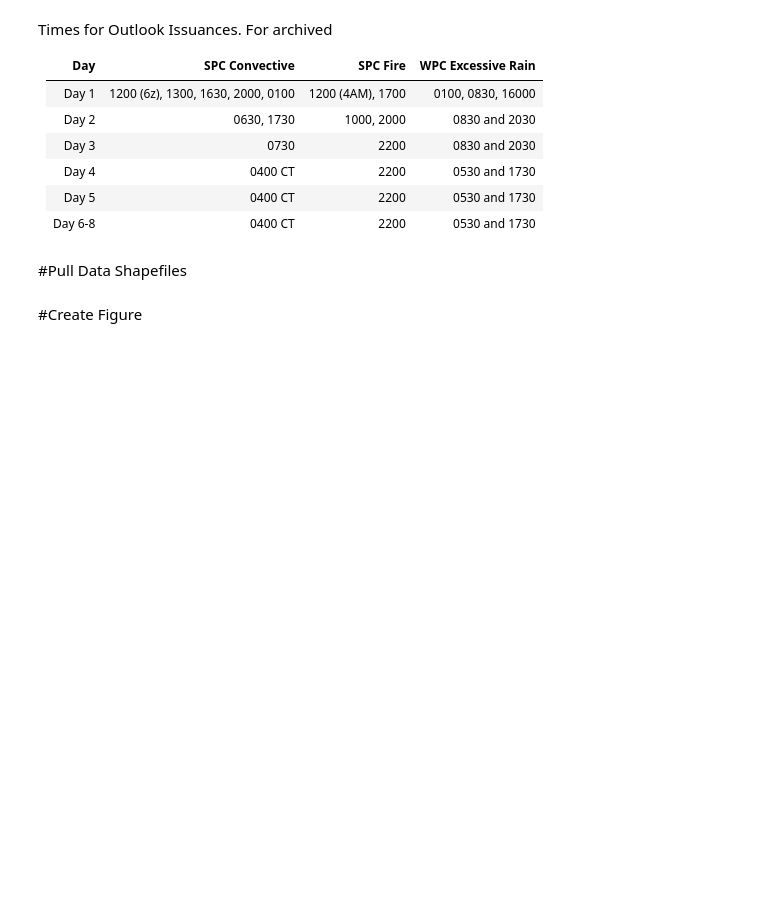
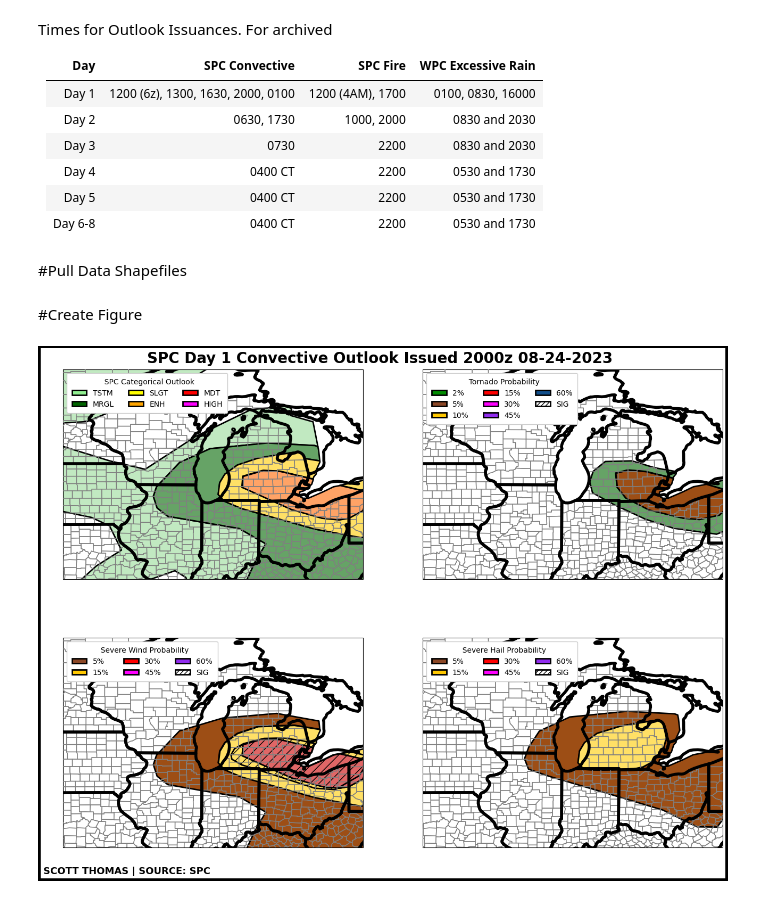
Before and after one commit to scottthomaswx/OutlookPlotter, a Jupyter notebook: Outlook_Plotter.ipynb, the cells around one changed output. Drawn from its saved outputs; the diff is of its cells as text; code cells hidden in the pictures; blank space fills up the shorter version.

Commit message:
Fix ordering of state and county lines

```diff
--- a/Outlook_Plotter.ipynb
+++ b/Outlook_Plotter.ipynb
@@ -33,16 +33,16 @@ Day 6-8            | 0400 CT                           | 2200| 0530 and 1730
 # @markdown ### Enter Needed Information
 # @markdown ##### Month and Day Must Be 2 Digits
 
-year = '2021' # @param {type:"string"}
-month = '05' # @param {type:"string"}
-day = '09' # @param {type:"string"}
+year = '2023' # @param {type:"string"}
+month = '08' # @param {type:"string"}
+day = '24' # @param {type:"string"}
 outlookday = '1' # @param {type:"string"}
 time = '2000' # @param {type:"string"}
 
-WestLong = -105 # @param {type:"integer"}
-EastLong = -95 # @param {type:"integer"}
-NorthLat = 37 # @param {type:"integer"}
-SouthLat = 27 # @param {type:"integer"}
+WestLong = -92 # @param {type:"integer"}
+EastLong = -82 # @param {type:"integer"}
+NorthLat = 48 # @param {type:"integer"}
+SouthLat = 38 # @param {type:"integer"}
 
 variable = 'SPC Archive SVR D1-2' # @param ["SPC Archive SVR D1-2", "SPC Realtime SVR D1-2", "WPC Realtime Excessive Rain", "SPC Archive SVR D3", "SPC Realtime SVR D3", "SPC Archive SVR D4-8", "SPC Realtime SVR D4-8", "SPC Realtime Fire D1-2", "SPC Archive Fire D1-2", "SPC Archive D3-8", "SPC Realtime D3-8"]
 # %% [markdown]
@@ -92,6 +92,9 @@ elif variable == 'SPC Archive Fire D1-2':
 if variable == "SPC Realtime SVR D1-2" or variable == "SPC Archive SVR D1-2":
   fig = plt.figure(figsize=(16, 12), facecolor='white', edgecolor="black", linewidth =6)
   ax1 = plt.subplot(2, 2, 1, projection=ccrs.PlateCarree())
+  ax1.coastlines(color='black',resolution='10m',zorder=99)
+  ax1.add_feature(cfeat.STATES.with_scale('50m'),edgecolor='black', zorder=9, linewidth = 4)
+  ax1.add_feature(USCOUNTIES, facecolor='None', edgecolor='gray', zorder=8)
   try:
     ax1.add_geometries(catoutlook.geometry[0], crs=ccrs.PlateCarree(), facecolor=catoutlook.fill[0], edgecolor='black', linewidth=2)
     ax1.add_geometries(catoutlook.geometry[1], crs=ccrs.PlateCarree(), facecolor=catoutlook.fill[1], edgecolor='black', linewidth=2)
@@ -109,9 +112,6 @@ if variable == "SPC Realtime SVR D1-2" or variable == "SPC Archive SVR D1-2":
   ENHC = mpatches.Rectangle((0, 0), 1, 0.1, linewidth=2, edgecolor='black', facecolor='orange')
   MODT = mpatches.Rectangle((0, 0), 1, 0.1, linewidth=2, edgecolor='black', facecolor='red')
   HIGH = mpatches.Rectangle((0, 0), 1, 0.1, linewidth=2, edgecolor='black', facecolor='magenta')
-  ax1.coastlines(color='black',resolution='10m',zorder=99)
-  ax1.add_feature(cfeat.STATES.with_scale('50m'),edgecolor='black', zorder=9, linewidth = 4)
-  ax1.add_feature(USCOUNTIES, facecolor='None', edgecolor='gray', zorder=9)
   ax1.legend([TSTM, MRGL, SLGT, ENHC, MODT, HIGH], ['TSTM', 'MRGL', 'SLGT', 'ENH', 'MDT', 'HIGH'],
             loc='upper left', fontsize=10, facecolor='white', markerscale=8, ncol=3, framealpha=1.0,
             labelcolor='k', borderpad=0.7,
@@ -120,6 +120,9 @@ if variable == "SPC Realtime SVR D1-2" or variable == "SPC Archive SVR D1-2":
   ax1.set_box_aspect(0.7)
 
   ax2 = plt.subplot(2, 2, 2, projection=ccrs.PlateCarree())
+  ax2.coastlines(color='black',resolution='10m',zorder=99)
+  ax2.add_feature(cfeat.STATES.with_scale('50m'),edgecolor='black', zorder=9, linewidth = 4)
+  ax2.add_feature(USCOUNTIES, facecolor='None', edgecolor='gray', zorder=8)
   try:
     ax2.add_geometries(toroutlook.geometry[0], crs=ccrs.PlateCarree(), facecolor=toroutlook.fill[0], edgecolor='black', linewidth=2)
     if toroutlook.LABEL[1] != 'SIGN':
@@ -152,9 +155,6 @@ if variable == "SPC Realtime SVR D1-2" or variable == "SPC Archive SVR D1-2":
   FRFV = mpatches.Rectangle((0, 0), 1, 0.1, linewidth=2, edgecolor='black', facecolor='#912cee')
   SXTY = mpatches.Rectangle((0, 0), 1, 0.1, linewidth=2, edgecolor='black', facecolor='#104e8b')
   SIG = mpatches.Rectangle((0, 0), 1, 0.1, linewidth=2, edgecolor='black', hatch = '////', facecolor = 'none')
-  ax2.coastlines(color='black',resolution='10m',zorder=99)
-  ax2.add_feature(cfeat.STATES.with_scale('50m'),edgecolor='black', zorder=9, linewidth = 4)
-  ax2.add_feature(USCOUNTIES, facecolor='None', edgecolor='gray', zorder=9)
   ax2.legend([TWO, FIVE, TEN, FIFT, THRT, FRFV, SXTY, SIG], ['2%', '5%', '10%', '15%', '30%', '45%', '60%', 'SIG'],
             loc='upper left', fontsize=10, facecolor='white', markerscale=8, ncol=3, framealpha=1.0,
             labelcolor='k', borderpad=0.7,
@@ -163,6 +163,9 @@ if variable == "SPC Realtime SVR D1-2" or variable == "SPC Archive SVR D1-2":
   ax2.set_box_aspect(0.7)
 
   ax3 = plt.subplot(2, 2, 3, projection=ccrs.PlateCarree())
+  ax3.coastlines(color='black',resolution='10m',zorder=99)
+  ax3.add_feature(cfeat.STATES.with_scale('50m'),edgecolor='black', zorder=9, linewidth = 4)
+  ax3.add_feature(USCOUNTIES, facecolor='None', edgecolor='gray', zorder=8)
   try:
     ax3.add_geometries(windoutlook.geometry[0], crs=ccrs.PlateCarree(), facecolor=windoutlook.fill[0], edgecolor='black', linewidth=2)
     if windoutlook.LABEL[1] != 'SIGN':
@@ -193,9 +196,6 @@ if variable == "SPC Realtime SVR D1-2" or variable == "SPC Archive SVR D1-2":
   FRFV = mpatches.Rectangle((0, 0), 1, 0.1, linewidth=2, edgecolor='black', facecolor='#ff00ff')
   SXTY = mpatches.Rectangle((0, 0), 1, 0.1, linewidth=2, edgecolor='black', facecolor='#912cee')
   SIG = mpatches.Rectangle((0, 0), 1, 0.1, linewidth=2, edgecolor='black', hatch = '////', facecolor = 'none')
-  ax3.coastlines(color='black',resolution='10m',zorder=99)
-  ax3.add_feature(cfeat.STATES.with_scale('50m'),edgecolor='black', zorder=9, linewidth = 4)
-  ax3.add_feature(USCOUNTIES, facecolor='None', edgecolor='gray', zorder=9)
   ax3.legend([FIVE, FIFT, THRT, FRFV, SXTY, SIG], ['5%', '15%', '30%', '45%', '60%', 'SIG'],
             loc='upper left', fontsize=10, facecolor='white', markerscale=8, ncol=3, framealpha=1.0,
             labelcolor='k', borderpad=0.7,
@@ -204,6 +204,9 @@ if variable == "SPC Realtime SVR D1-2" or variable == "SPC Archive SVR D1-2":
   ax3.set_box_aspect(0.7)
 
   ax4 = plt.subplot(2, 2, 4, projection=ccrs.PlateCarree())
+  ax4.coastlines(color='black',resolution='10m',zorder=99)
+  ax4.add_feature(cfeat.STATES.with_scale('50m'),edgecolor='black', zorder=9, linewidth = 4)
+  ax4.add_feature(USCOUNTIES, facecolor='None', edgecolor='gray', zorder=8)
   try:
     ax4.add_geometries(hailoutlook.geometry[0], crs=ccrs.PlateCarree(), facecolor=hailoutlook.fill[0], edgecolor='black', linewidth=2)
     if hailoutlook.LABEL[1] != 'SIGN':
@@ -234,9 +237,6 @@ if variable == "SPC Realtime SVR D1-2" or variable == "SPC Archive SVR D1-2":
   FRFV = mpatches.Rectangle((0, 0), 1, 0.1, linewidth=2, edgecolor='black', facecolor='#ff00ff')
   SXTY = mpatches.Rectangle((0, 0), 1, 0.1, linewidth=2, edgecolor='black', facecolor='#912cee')
   SIG = mpatches.Rectangle((0, 0), 1, 0.1, linewidth=2, edgecolor='black', hatch = '////', facecolor = 'none')
-  ax4.coastlines(color='black',resolution='10m',zorder=99)
-  ax4.add_feature(cfeat.STATES.with_scale('50m'),edgecolor='black', zorder=9, linewidth = 4)
-  ax4.add_feature(USCOUNTIES, facecolor='None', edgecolor='gray', zorder=9)
   ax4.legend([FIVE, FIFT, THRT, FRFV, SXTY, SIG], ['5%', '15%', '30%', '45%', '60%', 'SIG'],
             loc='upper left', fontsize=10, facecolor='white', markerscale=8, ncol=3, framealpha=1.0,
             labelcolor='k', borderpad=0.7,
@@ -251,6 +251,9 @@ if variable == "SPC Realtime SVR D1-2" or variable == "SPC Archive SVR D1-2":
 if variable == "WPC Realtime Excessive Rain":
   fig = plt.figure(figsize=(16, 12), facecolor='white', edgecolor="black", linewidth =6)
   ax1 = plt.subplot(1, 1, 1, projection=ccrs.PlateCarree())
+  ax1.coastlines(color='black',resolution='10m',zorder=99)
+  ax1.add_feature(cfeat.STATES.with_scale('50m'),edgecolor='black', zorder=9, linewidth = 4)
+  ax1.add_feature(USCOUNTIES, facecolor='None', edgecolor='gray', zorder=8)
   i = catoutlook['OUTLOOK']
   color = []
   q = 0
@@ -280,9 +283,6 @@ if variable == "WPC Realtime Excessive Rain":
   SLGT = mpatches.Rectangle((0, 0), 1, 0.1, linewidth=2, edgecolor='black', facecolor='yellow')
   MODT = mpatches.Rectangle((0, 0), 1, 0.1, linewidth=2, edgecolor='black', facecolor='red')
   HIGH = mpatches.Rectangle((0, 0), 1, 0.1, linewidth=2, edgecolor='black', facecolor='magenta')
-  ax1.coastlines(color='black',resolution='10m',zorder=99)
-  ax1.add_feature(cfeat.STATES.with_scale('50m'),edgecolor='black', zorder=9, linewidth = 4)
-  ax1.add_feature(USCOUNTIES, facecolor='None', edgecolor='gray', zorder=9)
   ax1.legend([MRGL, SLGT, MODT, HIGH], ['MRGL', 'SLGT', 'MDT', 'HIGH'],
             loc='upper left', fontsize=12, facecolor='white', markerscale=12, ncol=3, framealpha=1.0,
             labelcolor='k', borderpad=0.7,
@@ -296,6 +296,9 @@ if variable == "WPC Realtime Excessive Rain":
 if variable == "SPC Realtime SVR D3" or variable == "SPC Archive SVR D3":
   fig = plt.figure(figsize=(16, 12), facecolor='white', edgecolor="black", linewidth =6)
   ax1 = plt.subplot(1, 2, 1, projection=ccrs.PlateCarree())
+  ax1.coastlines(color='black',resolution='10m',zorder=99)
+  ax1.add_feature(cfeat.STATES.with_scale('50m'),edgecolor='black', zorder=9, linewidth = 4)
+  ax1.add_feature(USCOUNTIES, facecolor='None', edgecolor='gray', zorder=8)
   try:
     ax1.add_geometries(catoutlook.geometry[0], crs=ccrs.PlateCarree(), facecolor=catoutlook.fill[0], edgecolor='black', linewidth=2)
     ax1.add_geometries(catoutlook.geometry[1], crs=ccrs.PlateCarree(), facecolor=catoutlook.fill[1], edgecolor='black', linewidth=2)
@@ -312,9 +315,6 @@ if variable == "SPC Realtime SVR D3" or variable == "SPC Archive SVR D3":
   SLGT = mpatches.Rectangle((0, 0), 1, 0.1, linewidth=2, edgecolor='black', facecolor='yellow')
   ENHC = mpatches.Rectangle((0, 0), 1, 0.1, linewidth=2, edgecolor='black', facecolor='orange')
   MODT = mpatches.Rectangle((0, 0), 1, 0.1, linewidth=2, edgecolor='black', facecolor='red')
-  ax1.coastlines(color='black',resolution='10m',zorder=99)
-  ax1.add_feature(cfeat.STATES.with_scale('50m'),edgecolor='black', zorder=9, linewidth = 4)
-  ax1.add_feature(USCOUNTIES, facecolor='None', edgecolor='gray', zorder=9)
   ax1.legend([TSTM, MRGL, SLGT, ENHC, MODT], ['TSTM', 'MRGL', 'SLGT', 'ENH', 'MDT'],
             loc='upper left', fontsize=10, facecolor='white', markerscale=8, ncol=3, framealpha=1.0,
             labelcolor='k', borderpad=0.7,
@@ -323,6 +323,9 @@ if variable == "SPC Realtime SVR D3" or variable == "SPC Archive SVR D3":
   ax1.set_box_aspect(0.7)
 
   ax2 = plt.subplot(1, 2, 2, projection=ccrs.PlateCarree())
+  ax2.coastlines(color='black',resolution='10m',zorder=99)
+  ax2.add_feature(cfeat.STATES.with_scale('50m'),edgecolor='black', zorder=9, linewidth = 4)
+  ax2.add_feature(USCOUNTIES, facecolor='None', edgecolor='gray', zorder=8)
   try:
     ax2.add_geometries(proboutlook.geometry[0], crs=ccrs.PlateCarree(), facecolor=proboutlook.fill[0], edgecolor='black', linewidth=2)
     if windoutlook.LABEL[1] != 'SIGN':
@@ -352,9 +355,6 @@ if variable == "SPC Realtime SVR D3" or variable == "SPC Archive SVR D3":
   THRT = mpatches.Rectangle((0, 0), 1, 0.1, linewidth=2, edgecolor='black', facecolor='#ff0000')
   FRFV = mpatches.Rectangle((0, 0), 1, 0.1, linewidth=2, edgecolor='black', facecolor='#ff00ff')
   SIG = mpatches.Rectangle((0, 0), 1, 0.1, linewidth=2, edgecolor='black', hatch = '////', facecolor = 'none')
-  ax2.coastlines(color='black',resolution='10m',zorder=99)
-  ax2.add_feature(cfeat.STATES.with_scale('50m'),edgecolor='black', zorder=9, linewidth = 4)
-  ax2.add_feature(USCOUNTIES, facecolor='None', edgecolor='gray', zorder=9)
   ax2.legend([FIVE, FIFT, THRT, FRFV, SIG], ['5%', '15%', '30%', '45%', 'SIG'],
             loc='upper left', fontsize=10, facecolor='white', markerscale=8, ncol=3, framealpha=1.0,
             labelcolor='k', borderpad=0.7,
@@ -368,6 +368,9 @@ if variable == "SPC Realtime SVR D3" or variable == "SPC Archive SVR D3":
 if variable == "SPC Realtime SVR D4-8" or variable == "SPC Archive SVR D4-8":
   fig = plt.figure(figsize=(16, 12), facecolor='white', edgecolor="black", linewidth =6)
   ax1 = plt.subplot(1, 1, 1, projection=ccrs.PlateCarree())
+  ax1.coastlines(color='black',resolution='10m',zorder=99)
+  ax1.add_feature(cfeat.STATES.with_scale('50m'),edgecolor='black', zorder=9, linewidth = 4)
+  ax1.add_feature(USCOUNTIES, facecolor='None', edgecolor='gray', zorder=8)
   try:
     ax1.add_geometries(outlook.geometry[0], crs=ccrs.PlateCarree(), facecolor=outlook.fill[0], edgecolor='black', linewidth=2)
     ax1.add_geometries(outlook.geometry[1], crs=ccrs.PlateCarree(), facecolor=outlook.fill[1], edgecolor='black', linewidth=2)
@@ -381,9 +384,6 @@ if variable == "SPC Realtime SVR D4-8" or variable == "SPC Archive SVR D4-8":
     pass
   SLGT = mpatches.Rectangle((0, 0), 1, 0.1, linewidth=2, edgecolor='black', facecolor='yellow')
   ENHC = mpatches.Rectangle((0, 0), 1, 0.1, linewidth=2, edgecolor='black', facecolor='orange')
-  ax1.coastlines(color='black',resolution='10m',zorder=99)
-  ax1.add_feature(cfeat.STATES.with_scale('50m'),edgecolor='black', zorder=9, linewidth = 4)
-  ax1.add_feature(USCOUNTIES, facecolor='None', edgecolor='gray', zorder=9)
   ax1.legend([SLGT, ENHC], ['15%', '30%'],
             loc='upper left', fontsize=15, facecolor='white', markerscale=15, ncol=3, framealpha=1.0,
             labelcolor='k', borderpad=0.7,
@@ -396,6 +396,9 @@ if variable == "SPC Realtime SVR D4-8" or variable == "SPC Archive SVR D4-8":
 if variable == "SPC Realtime Fire D1-2" or variable == "SPC Archive Fire D1-2":
   fig = plt.figure(figsize=(16, 12), facecolor='white', edgecolor="black", linewidth =6)
   ax1 = plt.subplot(1, 1, 1, projection=ccrs.PlateCarree())
+  ax1.coastlines(color='black',resolution='10m',zorder=99)
+  ax1.add_feature(cfeat.STATES.with_scale('50m'),edgecolor='black', zorder=9, linewidth = 4)
+  ax1.add_feature(USCOUNTIES, facecolor='None', edgecolor='gray', zorder=8)
   try:
     ax1.add_geometries(rhoutlook.geometry[0], crs=ccrs.PlateCarree(), facecolor=rhoutlook.fill[0], edgecolor='black', linewidth=2)
     ax1.add_geometries(rhoutlook.geometry[1], crs=ccrs.PlateCarree(), facecolor=rhoutlook.fill[1], edgecolor='black', linewidth=2)
@@ -405,33 +408,32 @@ if variable == "SPC Realtime Fire D1-2" or variable == "SPC Archive Fire D1-2":
     ax1.add_geometries(rhoutlook.geometry[5], crs=ccrs.PlateCarree(), facecolor=rhoutlook.fill[5], edgecolor='black', linewidth=2)
     ax1.add_geometries(rhoutlook.geometry[6], crs=ccrs.PlateCarree(), facecolor=rhoutlook.fill[6], edgecolor='black', linewidth=2)
     ax1.add_geometries(rhoutlook.geometry[7], crs=ccrs.PlateCarree(), facecolor=rhoutlook.fill[7], edgecolor='black', linewidth=2)
   except:
     pass
   try:
       ax1.add_geometries(drytoutlook.geometry[0],  hatch='//', facecolor="none", linewidth=2, alpha=1, zorder=4.5, crs=ccrs.PlateCarree(), edgecolor =drytoutlook.fill[0])
       ax1.add_geometries(drytoutlook.geometry[1],  hatch='//', facecolor="none", linewidth=2, alpha=1, zorder=4.5, crs=ccrs.PlateCarree(), edgecolor =drytoutlook.fill[1])
       ax1.add_geometries(drytoutlook.geometry[2],  hatch='//', facecolor="none", linewidth=2, alpha=1, zorder=4.5, crs=ccrs.PlateCarree(), edgecolor =drytoutlook.fill[2])
       ax1.add_geometries(drytoutlook.geometry[3],  hatch='//', facecolor="none", linewidth=2, alpha=1, zorder=4.5, crs=ccrs.PlateCarree(), edgecolor =drytoutlook.fill[3])
       ax1.add_geometries(drytoutlook.geometry[4],  hatch='//', facecolor="none", linewidth=2, alpha=1, zorder=4.5, crs=ccrs.PlateCarree(), edgecolor =drytoutlook.fill[4])
       ax1.add_geometries(drytoutlook.geometry[5],  hatch='//', facecolor="none", linewidth=2, alpha=1, zorder=4.5, crs=ccrs.PlateCarree(), edgecolor =drytoutlook.fill[5])
       ax1.add_geometries(drytoutlook.geometry[6],  hatch='//', facecolor="none", linewidth=2, alpha=1, zorder=4.5, crs=ccrs.PlateCarree(), edgecolor =drytoutlook.fill[6])
       ax1.add_geometries(drytoutlook.geometry[7],  hatch='//', facecolor="none", linewidth=2, alpha=1, zorder=4.5, crs=ccrs.PlateCarree(), edgecolor =drytoutlook.fill[7])
   except:
     pass
   ELEV = mpatches.Rectangle((0, 0), 1, 0.1, linewidth=2, edgecolor='#ffbf7f', facecolor='none')
   CRIT = mpatches.Rectangle((0, 0), 1, 0.1, linewidth=2, edgecolor='#ff7f7f', facecolor='none')
   ECRIT = mpatches.Rectangle((0, 0), 1, 0.1, linewidth=2, edgecolor='#ff7fff', facecolor='none')
   ISOT = mpatches.Rectangle((0, 0), 1, 0.1, linewidth=2, edgecolor='#c5a392', hatch = '////', facecolor = 'none')
   SCTT = mpatches.Rectangle((0, 0), 1, 0.1, linewidth=2, edgecolor='#ff7f7f', hatch = '////', facecolor = 'none')
-  ax1.coastlines(color='black',resolution='10m',zorder=99)
-  ax1.add_feature(cfeat.STATES.with_scale('50m'),edgecolor='black', zorder=9, linewidth = 4)
-  ax1.add_feature(USCOUNTIES, facecolor='None', edgecolor='gray', zorder=9)
   ax1.legend([ELEV, CRIT, ECRIT, ISOT, SCTT], ['Elevated', 'Critical', 'Extremely Critical', 'Isolated Dry Tstms', 'Sct Dry Tstms'],
             loc='upper left', fontsize=15, facecolor='white', markerscale=15, ncol=3, framealpha=1.0,
             labelcolor='k', borderpad=0.7,
             title='  SPC Fire Weather Outlook', title_fontsize=15).set_zorder(10)
   ax1.set_extent((WestLong, EastLong, SouthLat, NorthLat))
   ax1.set_box_aspect(0.7)
   plt.figtext(0.50, 0.88, f'SPC Day {outlookday} Fire Weather Outlook Issued {time}z {month}-{day}-{year} ', ha='center', weight='bold', fontsize=20)
   plt.figtext(0.22, 0.10, f'SCOTT THOMAS | SOURCE: SPC', weight='bold', color='black', fontsize=13, ha='center')
   plt.savefig(f'SPC_D{outlookday}_FireOutlook_{year}_{month}_{day}_{time}.png', bbox_inches = 'tight')
+# %% [output]
+[figure, added]
```
